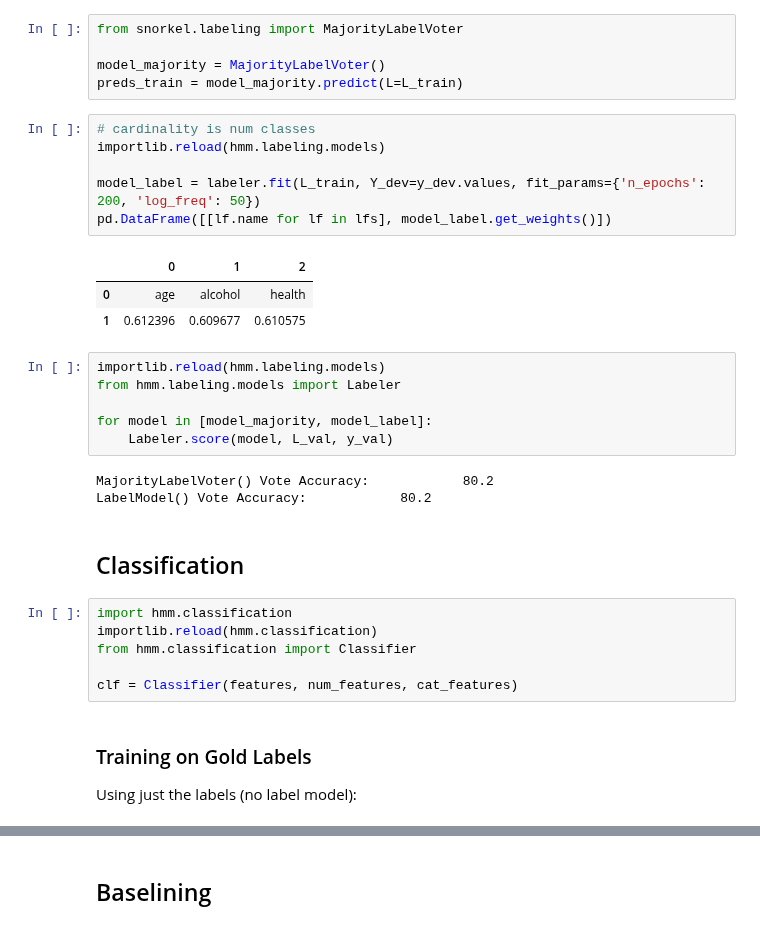
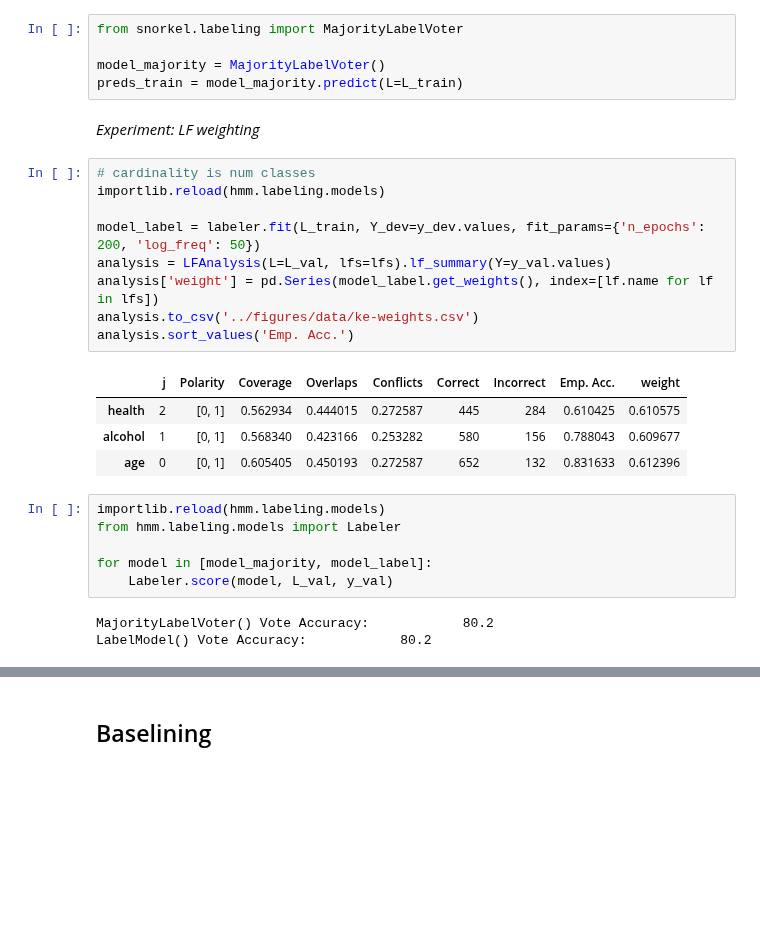
Before and after one commit to ryansteed/heuristic-moral-machine, a Jupyter notebook: jupyter/kidney-exchange.ipynb, the cells around one changed output, grey strips where cells are left out. Cells and saved outputs as stored; diff of their text form; blank space fills up the shorter version.

Commit message:
:arrow_upper_right: Experiment code for both use cases

```diff
--- a/jupyter/kidney-exchange.ipynb
+++ b/jupyter/kidney-exchange.ipynb
@@ -260,16 +268,22 @@ from snorkel.labeling import MajorityLabelVoter
 
 model_majority = MajorityLabelVoter()
 preds_train = model_majority.predict(L=L_train)
+# %% [markdown]
+*Experiment: LF weighting*
 # %%
 # cardinality is num classes
 importlib.reload(hmm.labeling.models)
 
 model_label = labeler.fit(L_train, Y_dev=y_dev.values, fit_params={'n_epochs': 200, 'log_freq': 50})
-pd.DataFrame([[lf.name for lf in lfs], model_label.get_weights()])
+analysis = LFAnalysis(L=L_val, lfs=lfs).lf_summary(Y=y_val.values)
+analysis['weight'] = pd.Series(model_label.get_weights(), index=[lf.name for lf in lfs])
+analysis.to_csv('../figures/data/ke-weights.csv')
+analysis.sort_values('Emp. Acc.')
 # %% [output]
-|  | 0 | 1 | 2 |
-| 0 | age | alcohol | health |
-| 1 | 0.612396 | 0.609677 | 0.610575 |
+|  | j | Polarity | Coverage | Overlaps | Conflicts | Correct | Incorrect | Emp. Acc. | weight |
+| health | 2 | [0, 1] | 0.562934 | 0.444015 | 0.272587 | 445 | 284 | 0.610425 | 0.610575 |
+| alcohol | 1 | [0, 1] | 0.568340 | 0.423166 | 0.253282 | 580 | 156 | 0.788043 | 0.609677 |
+| age | 0 | [0, 1] | 0.605405 | 0.450193 | 0.272587 | 652 | 132 | 0.831633 | 0.612396 |
 # %%
 importlib.reload(hmm.labeling.models)
 from hmm.labeling.models import Labeler
@@ -279,15 +293,3 @@ for model in [model_majority, model_label]:
 # %% [output]
 MajorityLabelVoter() Vote Accuracy:            80.2
 LabelModel() Vote Accuracy:            80.2
-# %% [markdown]
-## Classification
-# %%
-import hmm.classification
-importlib.reload(hmm.classification)
-from hmm.classification import Classifier
-
-clf = Classifier(features, num_features, cat_features)
-# %% [markdown]
-### Training on Gold Labels
-
-Using just the labels (no label model):
```
Also changed, not shown: parts of 20 cells of this notebook, 1 other file.
